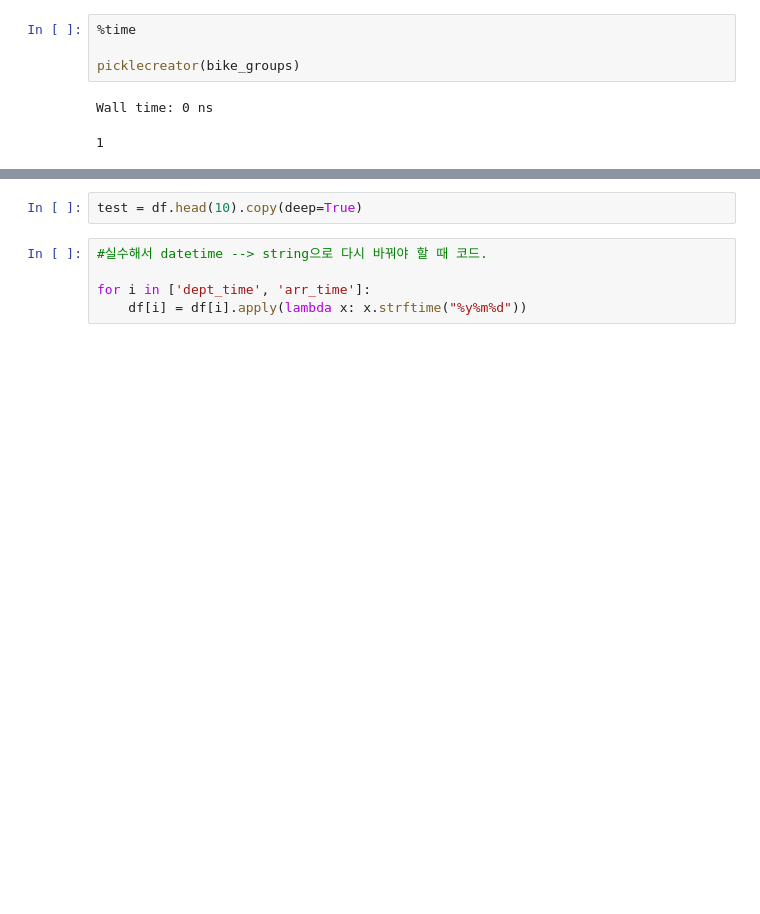
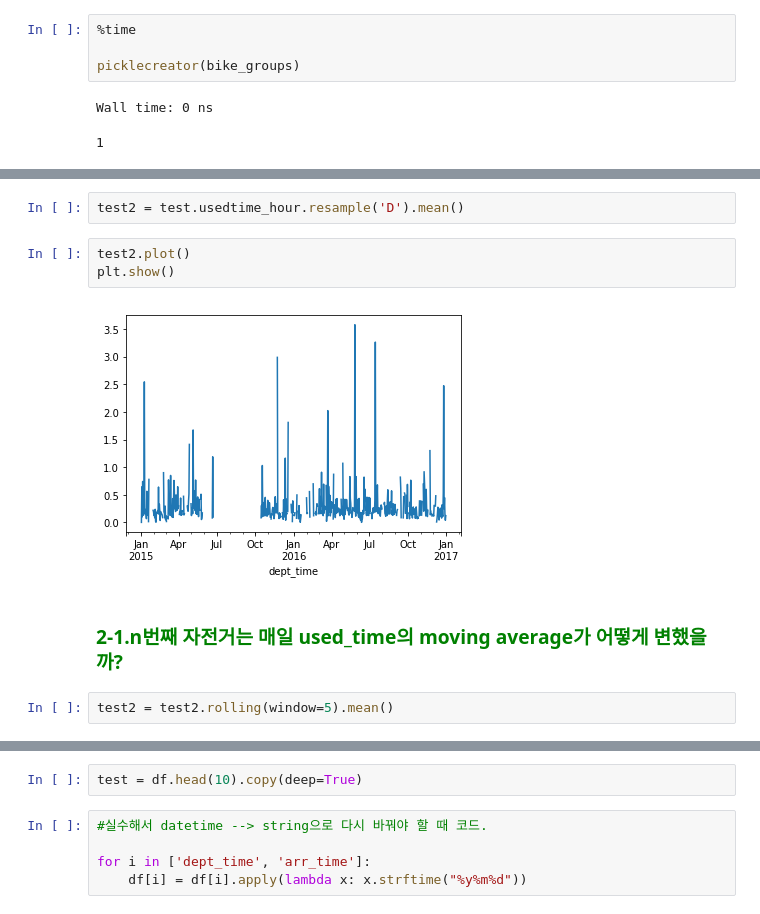
Before and after one commit to jaepil-choi/bikes, a Jupyter notebook: nubija_merge.ipynb, the cells around one changed output, grey strips where cells are left out. Drawn from its saved outputs; the diff is of its cells as text; blank space fills up the shorter version.

```diff
--- a/nubija_merge.ipynb
+++ b/nubija_merge.ipynb
@@ -651,0 +666,11 @@ bike_groups[0]
+# %%
+test2 = test.usedtime_hour.resample('D').mean()
+# %%
+test2.plot()
+plt.show()
+# %% [output]
+[figure, added]
+# %% [markdown]
+<h3 style='color:green'>2-1.n번째 자전거는 매일 used_time의 moving average가 어떻게 변했을까? </h3>
+# %%
+test2 = test2.rolling(window=5).mean()
```
Also changed, not shown: parts of 22 cells of this notebook.
